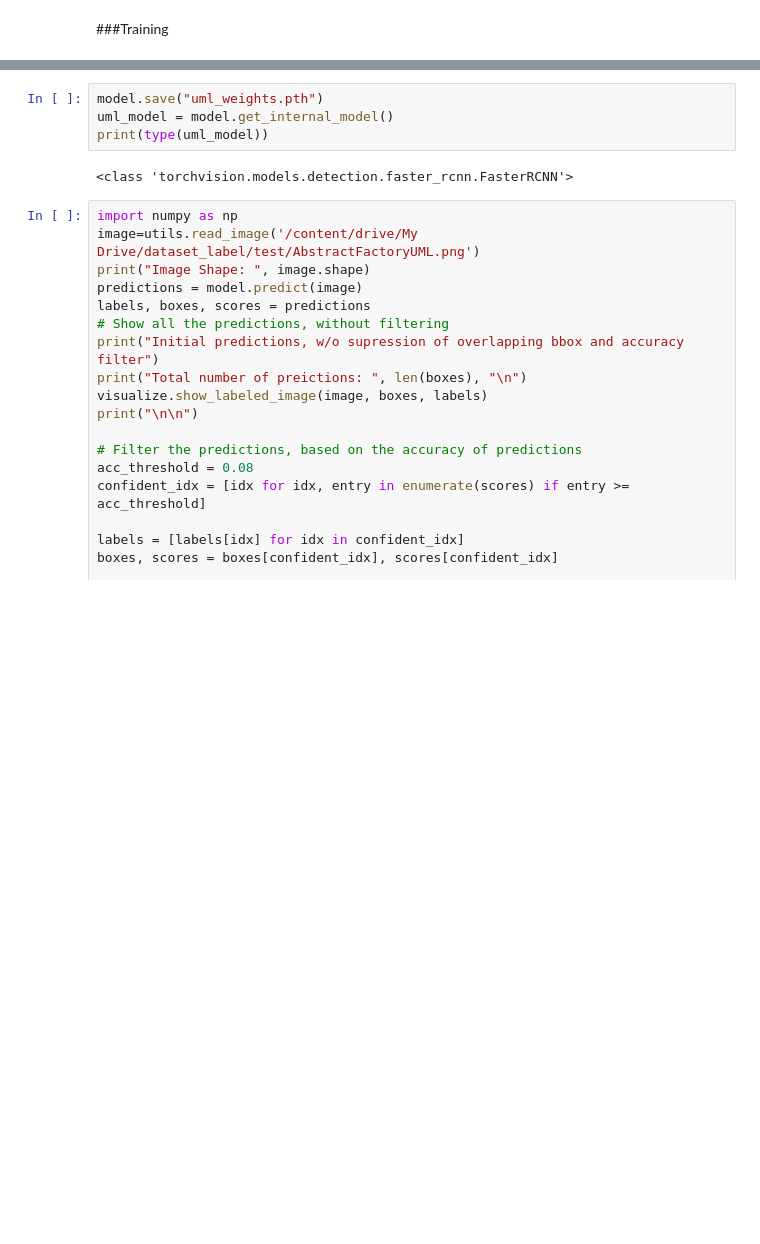
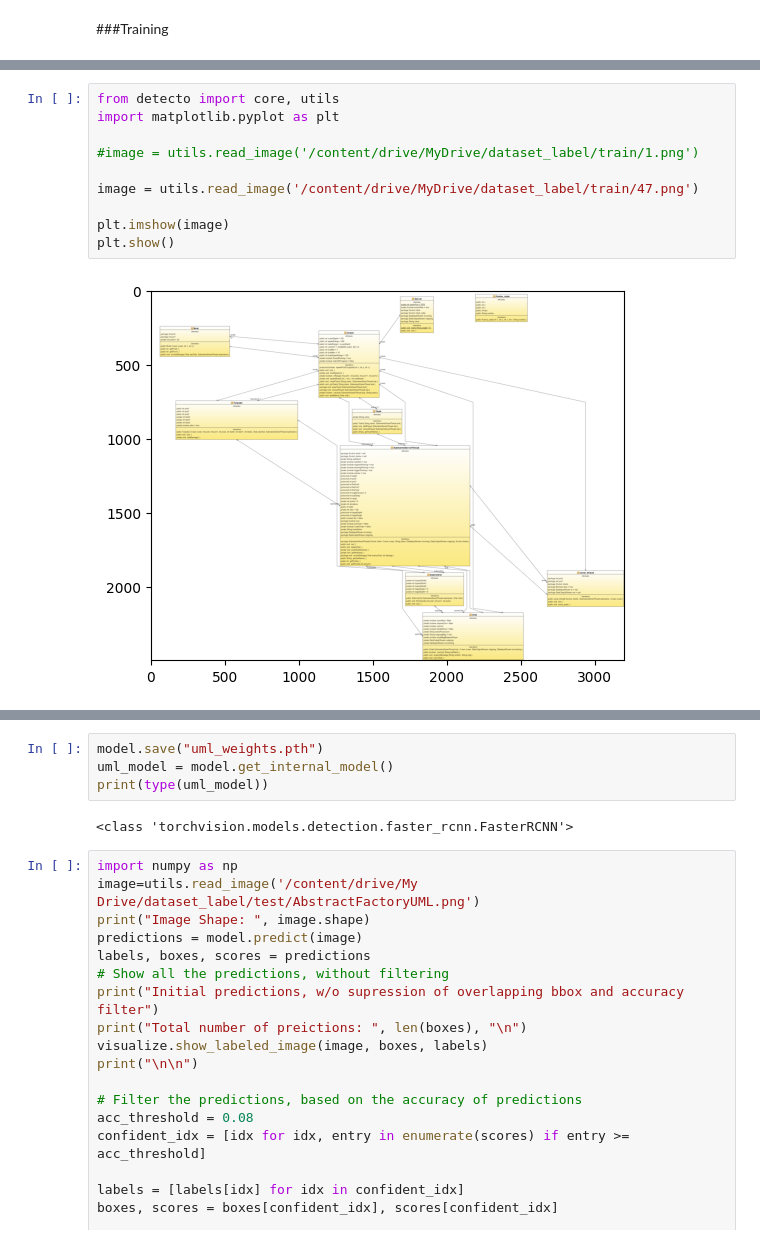
Before and after one commit to DomenicoArmillotta/MSC_thesis-Uml_quality_assessment_with_ML, a Jupyter notebook: provaOPENcv.ipynb, the cells around one changed output, grey strips where cells are left out. Cells and saved outputs as stored; diff of their text form; blank space fills up the shorter version.

```diff
--- a/provaOPENcv.ipynb
+++ b/provaOPENcv.ipynb
@@ -192,0 +194,12 @@ ParseError: ignored
+# %%
+from detecto import core, utils
+import matplotlib.pyplot as plt
+
+#image = utils.read_image('/content/drive/MyDrive/dataset_label/train/1.png')
+
+image = utils.read_image('/content/drive/MyDrive/dataset_label/train/47.png')
+
+plt.imshow(image)
+plt.show()
+# %% [output]
+[figure, added]
```
Also changed, not shown: parts of 8 cells of this notebook.
